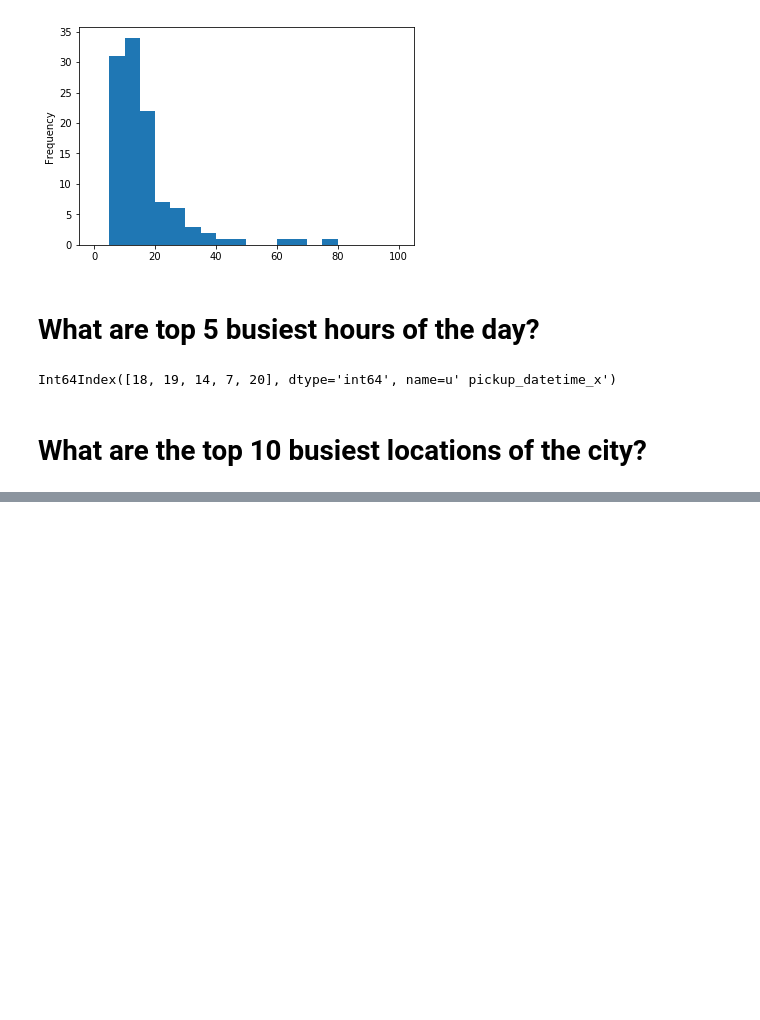
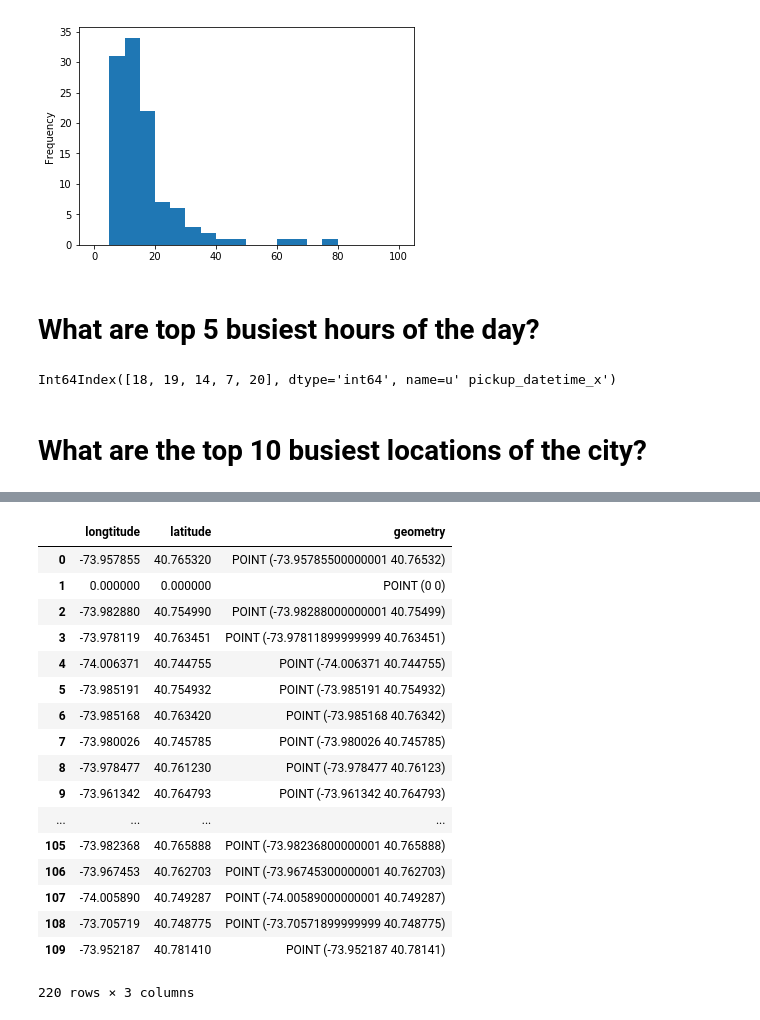
Before and after one commit to emali1/NYCTaxi, a Jupyter notebook: DataPrepare.ipynb, the cells around one changed output, grey strips where cells are left out. Saved outputs shown, nothing was run; the diff lists cells and outputs as text; code cells hidden in the pictures; blank space fills up the shorter version.

```diff
--- a/DataPrepare.ipynb
+++ b/DataPrepare.ipynb
@@ -124,0 +134,10 @@ full_tripdata.columns()
+# %%
+pickupLoc = pd.DataFrame(full_tripdata.iloc[:,10:12])
+pickupLoc = pickupLoc.rename(columns={' pickup_longitude':'longtitude', ' pickup_latitude':'latitude'})
+dropoffLoc = pd.DataFrame(full_tripdata.iloc[:,12:14],columns=["longtitude","latitude"])
+dropoffLoc = pickupLoc.rename(columns={' dropoff_longitude':'longtitude', ' dropoff_latitude':'latitude'})
+
+loc = pd.concat([pickupLoc,dropoffLoc],axis=0)
+loc.head()
+loc.columns
+zip(loc.longtitude,loc.latitude)
@@ -124,0 +174,27 @@ full_tripdata.columns()
+# %%
+from geopandas import GeoDataFrame
+from shapely.geometry import Point
+geometry = [Point(xy) for xy in zip(loc.longtitude, loc.latitude)]
+# %%
+#loc = loc.drop(['longtitude', 'latitude'], axis=1)
+crs = {'init': 'epsg:4326'}
+gloc = GeoDataFrame(loc, crs=crs, geometry=geometry)
+# %% [output]
+|  | longtitude | latitude | geometry |
+| 0 | -73.957855 | 40.765320 | POINT (-73.95785500000001 40.76532) |
+| 1 | 0.000000 | 0.000000 | POINT (0 0) |
+| 2 | -73.982880 | 40.754990 | POINT (-73.98288000000001 40.75499) |
+| 3 | -73.978119 | 40.763451 | POINT (-73.97811899999999 40.763451) |
+| 4 | -74.006371 | 40.744755 | POINT (-74.006371 40.744755) |
+| 5 | -73.985191 | 40.754932 | POINT (-73.985191 40.754932) |
+| 6 | -73.985168 | 40.763420 | POINT (-73.985168 40.76342) |
+| 7 | -73.980026 | 40.745785 | POINT (-73.980026 40.745785) |
+| 8 | -73.978477 | 40.761230 | POINT (-73.978477 40.76123) |
+| 9 | -73.961342 | 40.764793 | POINT (-73.961342 40.764793) |
+| ... | ... | ... | ... |
+| 105 | -73.982368 | 40.765888 | POINT (-73.98236800000001 40.765888) |
+| 106 | -73.967453 | 40.762703 | POINT (-73.96745300000001 40.762703) |
+| 107 | -74.005890 | 40.749287 | POINT (-74.00589000000001 40.749287) |
+| 108 | -73.705719 | 40.748775 | POINT (-73.70571899999999 40.748775) |
+| 109 | -73.952187 | 40.781410 | POINT (-73.952187 40.78141) |
+220 rows × 3 columns
```
Also changed, not shown: parts of 5 cells of this notebook.
